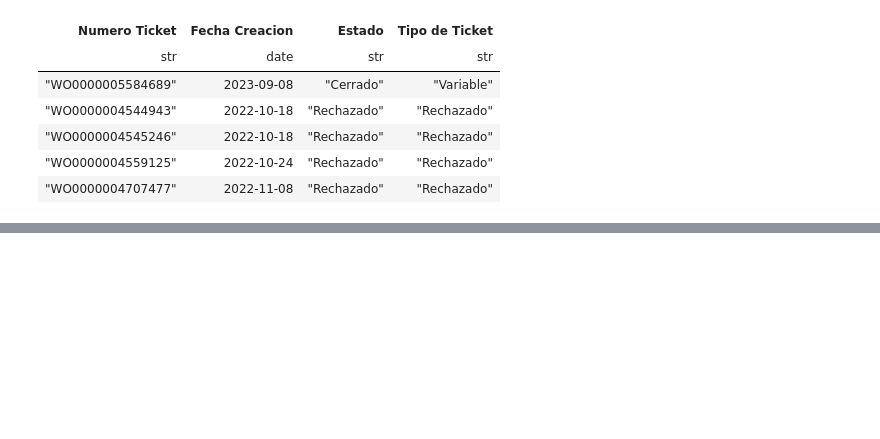
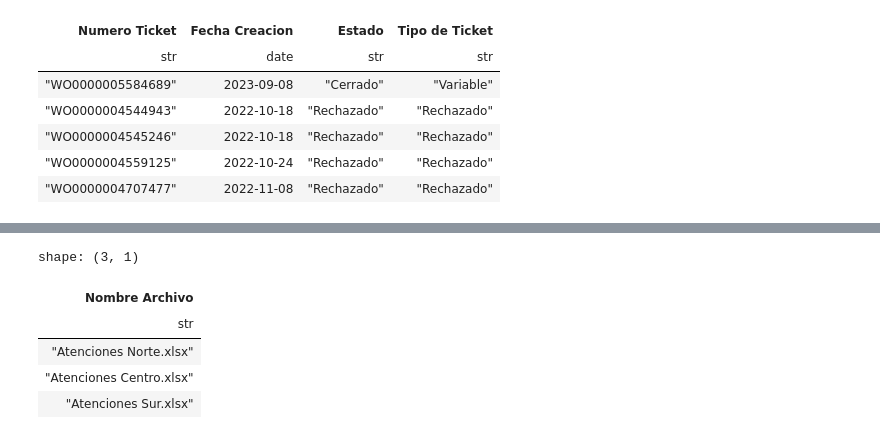
Before and after one commit to RafaelMerma/Python-For-ETL-E1, a Jupyter notebook: Proceso ETL.ipynb, the cells around one changed output, grey strips where cells are left out. Drawn from its saved outputs; the diff is of its cells as text; code cells hidden in the pictures; blank space fills up the shorter version.

```diff
--- a/Proceso ETL.ipynb
+++ b/Proceso ETL.ipynb
@@ -304,0 +390,11 @@ shape: (5, 4)
+# %%
+dataAtenciones.select(
+    pl.col("Nombre Archivo")
+).unique()
+# %% [output]
+shape: (3, 1)
+| Nombre Archivo |
+| str |
+| "Atenciones Norte.xlsx" |
+| "Atenciones Centro.xlsx" |
+| "Atenciones Sur.xlsx" |
```
Also changed, not shown: parts of 14 cells of this notebook.
